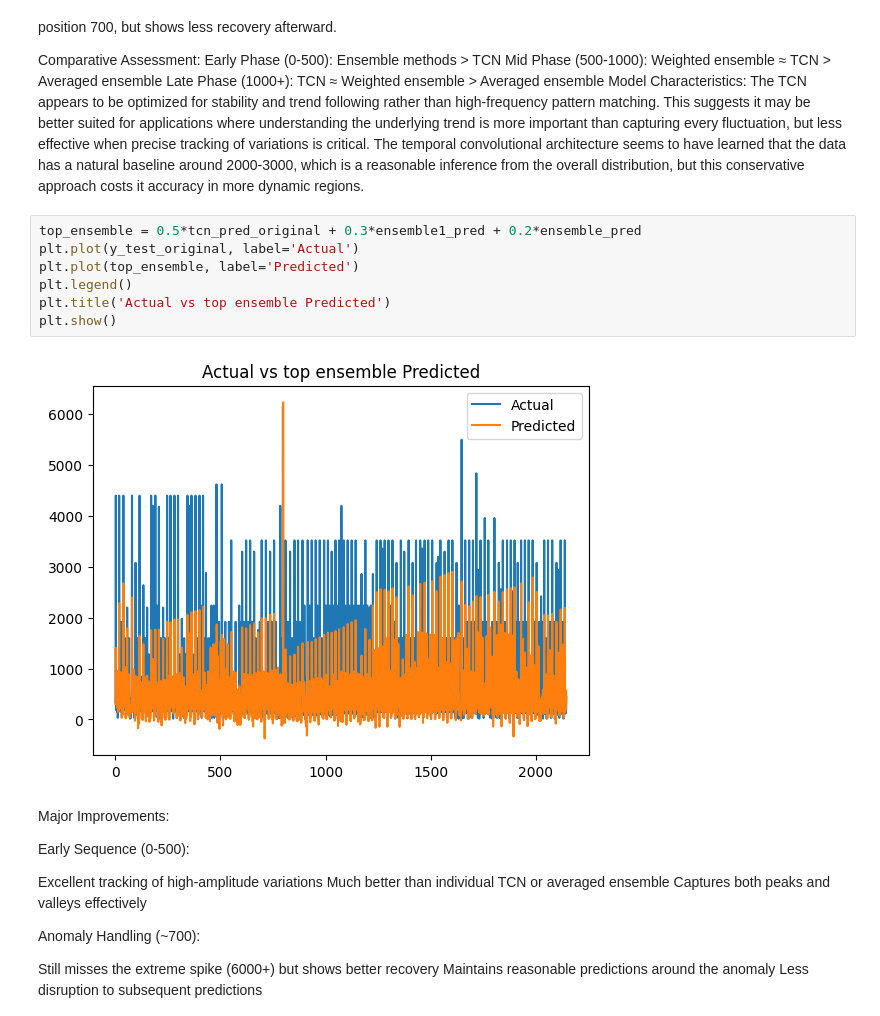
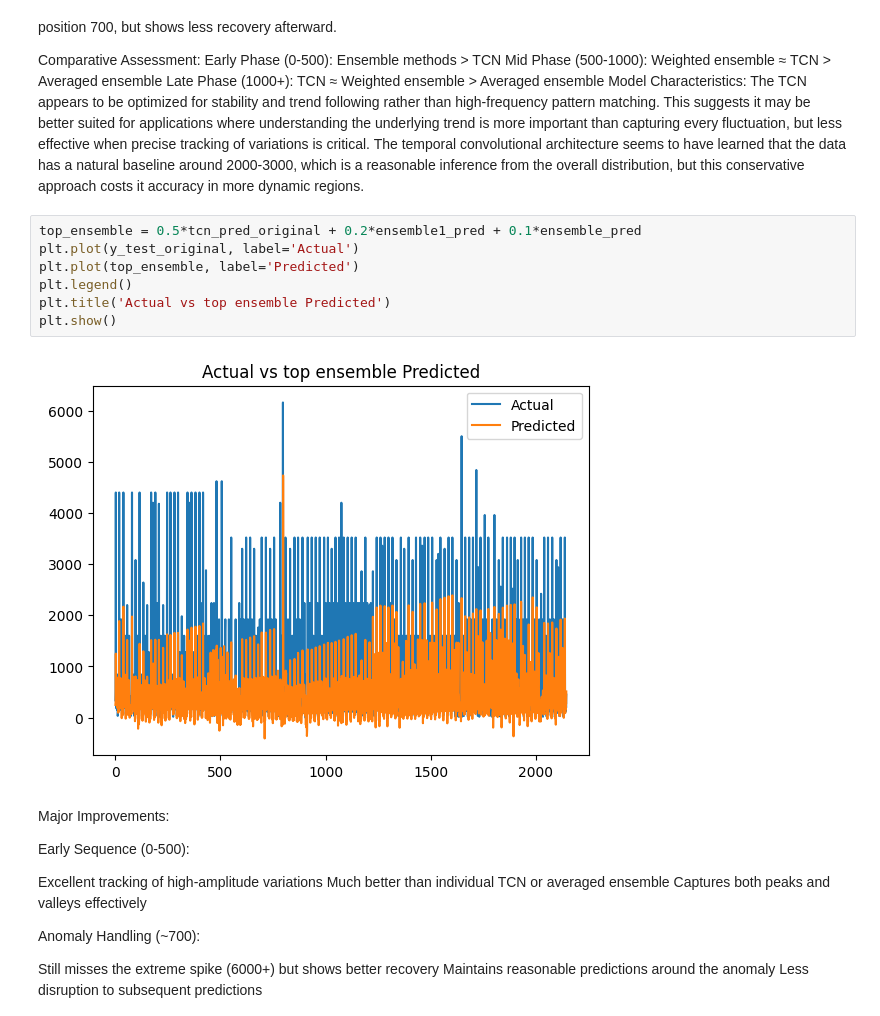
Before and after one commit to raghavab1205/Demand_Forecasting-For_SCM, a Jupyter notebook: analysis/notebook1.ipynb, the cells around one changed output. Drawn from its saved outputs; the diff is of its cells as text.

```diff
--- a/analysis/notebook1.ipynb
+++ b/analysis/notebook1.ipynb
@@ -1008,14 +1008,14 @@ Model Characteristics:
 The TCN appears to be optimized for stability and trend following rather than high-frequency pattern matching. This suggests it may be better suited for applications where understanding the underlying trend is more important than capturing every fluctuation, but less effective when precise tracking of variations is critical.
 The temporal convolutional architecture seems to have learned that the data has a natural baseline around 2000-3000, which is a reasonable inference from the overall distribution, but this conservative approach costs it accuracy in more dynamic regions.
 # %%
-top_ensemble = 0.5*tcn_pred_original + 0.3*ensemble1_pred + 0.2*ensemble_pred
+top_ensemble = 0.5*tcn_pred_original + 0.2*ensemble1_pred + 0.1*ensemble_pred
 plt.plot(y_test_original, label='Actual')
 plt.plot(top_ensemble, label='Predicted')
 plt.legend()
 plt.title('Actual vs top ensemble Predicted')
 plt.show()
 # %% [output]
-[figure, old version]
+[figure, new version]
 # %% [markdown]
 Major Improvements:
 
```
Also changed, not shown: parts of 2 cells of this notebook.
